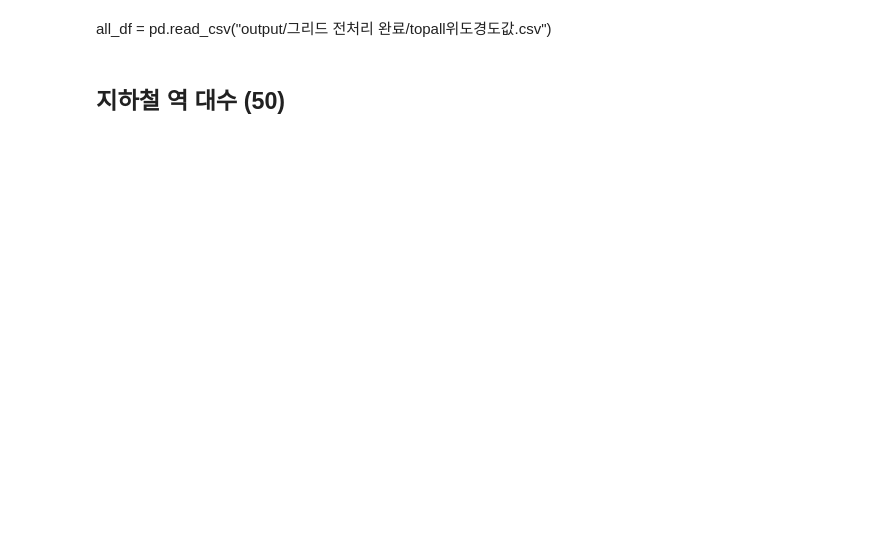
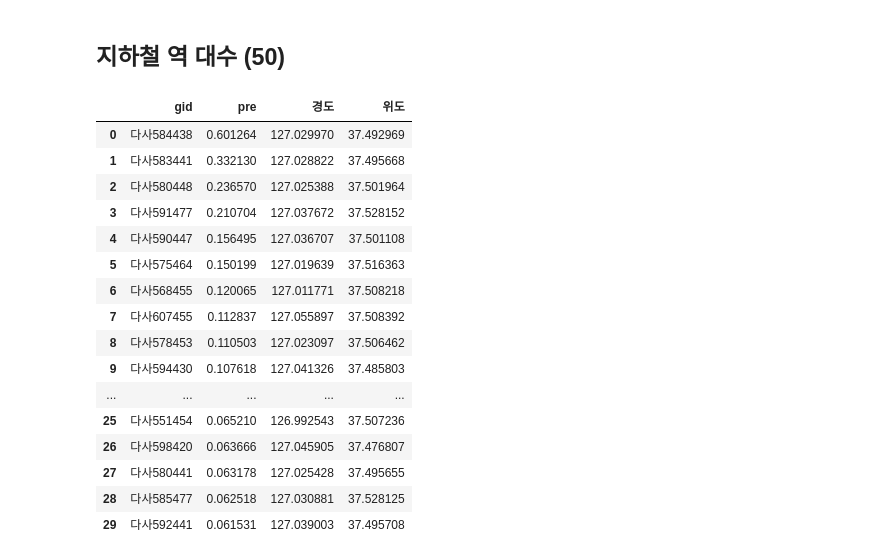
Before and after one commit to so02e/stop_kickrani_GIS, a Jupyter notebook: final_top_region_folium.ipynb, the cells around one changed output. Cells and saved outputs as stored; diff of their text form; code cells hidden in the pictures; blank space fills up the shorter version.

```diff
--- a/final_top_region_folium.ipynb
+++ b/final_top_region_folium.ipynb
@@ -1,5 +1,3 @@
 # %%
 import pandas as pd
 df = pd.read_csv("output/그리드 전처리 완료/top130위도경도값.csv")
-# %% [markdown]
-all_df = pd.read_csv("output/그리드 전처리 완료/topall위도경도값.csv")
@@ -6,4 +6,25 @@ all_df = pd.read_csv("output/그리드 전처리 완료/topall위도경도값.cs
 # %% [markdown]
 ## 지하철 역 대수 (50)
 # %%
-df2 = df.head(100)
+df2 = df.head(30)
+# %%
+df2 = df2[["gid","pre","경도","위도"]]
+df2
+# %% [output]
+|  | gid | pre | 경도 | 위도 |
+| 0 | 다사584438 | 0.601264 | 127.029970 | 37.492969 |
+| 1 | 다사583441 | 0.332130 | 127.028822 | 37.495668 |
+| 2 | 다사580448 | 0.236570 | 127.025388 | 37.501964 |
+| 3 | 다사591477 | 0.210704 | 127.037672 | 37.528152 |
+| 4 | 다사590447 | 0.156495 | 127.036707 | 37.501108 |
+| 5 | 다사575464 | 0.150199 | 127.019639 | 37.516363 |
+| 6 | 다사568455 | 0.120065 | 127.011771 | 37.508218 |
+| 7 | 다사607455 | 0.112837 | 127.055897 | 37.508392 |
+| 8 | 다사578453 | 0.110503 | 127.023097 | 37.506462 |
+| 9 | 다사594430 | 0.107618 | 127.041326 | 37.485803 |
+| ... | ... | ... | ... | ... |
+| 25 | 다사551454 | 0.065210 | 126.992543 | 37.507236 |
+| 26 | 다사598420 | 0.063666 | 127.045905 | 37.476807 |
+| 27 | 다사580441 | 0.063178 | 127.025428 | 37.495655 |
+| 28 | 다사585477 | 0.062518 | 127.030881 | 37.528125 |
+| 29 | 다사592441 | 0.061531 | 127.039003 | 37.495708 |
```
Also changed, not shown: parts of 3 cells of this notebook, 1 other file.
